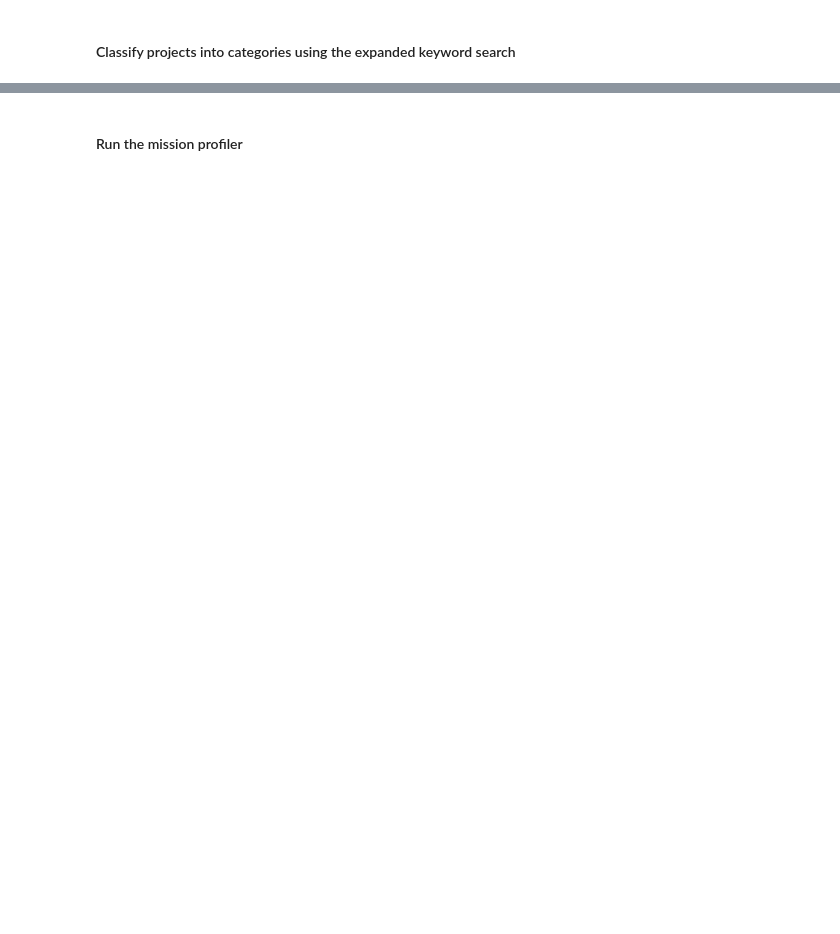
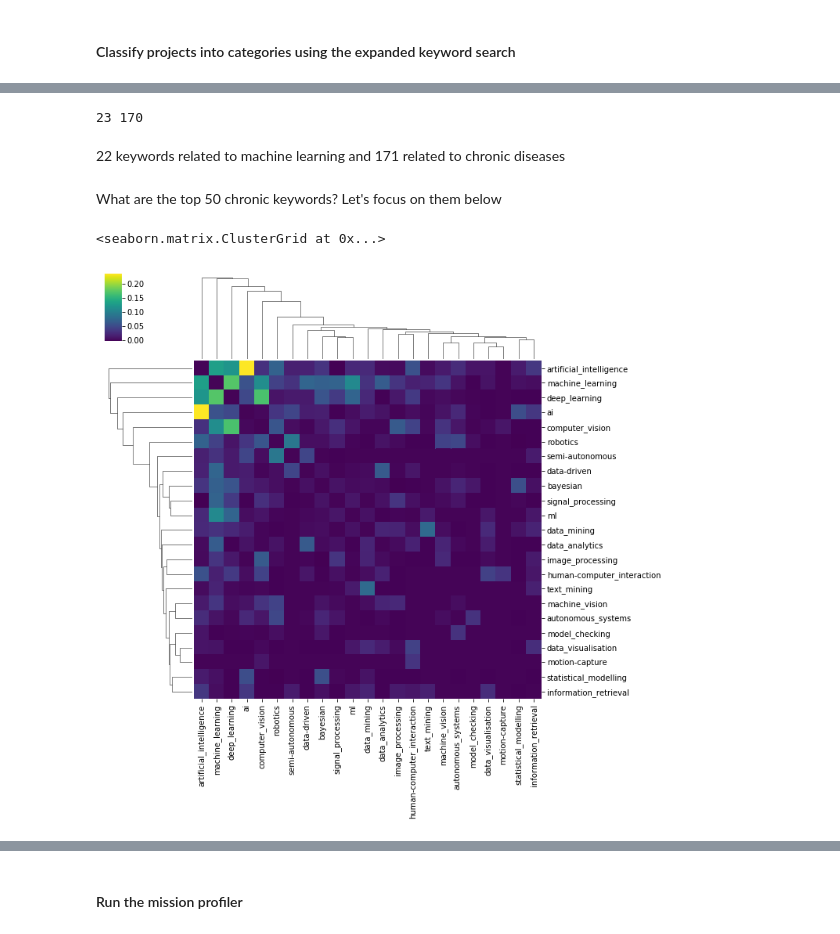
Before and after one commit to Juan-Mateos/eurito_mission, a Jupyter notebook: notebooks/03_jmg_mission_field_analysis.ipynb, the cells around one changed output, grey strips where cells are left out. Drawn from its saved outputs; the diff is of its cells as text; code cells hidden in the pictures; blank space fills up the shorter version.

```diff
--- a/notebooks/03_jmg_mission_field_analysis.ipynb
+++ b/notebooks/03_jmg_mission_field_analysis.ipynb
@@ -718,8 +816,9 @@ imps = ['prods', 'ip', 'tech', 'spin', 'pubs']
 # %% [markdown]
 #### Classify projects into categories using the expanded keyword search
 # %%
-mp = missionClassifier(projects,corpus_tokenised.tokenised,w2v)
+#Initialise the mission keyword expander and expand
+mk = missionKeywords(projects,corpus_tokenised.tokenised,w2v)
 
 mission_dict = {'solution':['ai',ai_seed],'challenge':['chronic_condition',chronic_seed]}
 
-mp.keyword_expansion(mission_dict,thres=0.8).query_data()
+mk.keyword_expansion(mission_dict,thres=0.8)
@@ -725,0 +827,5 @@ mp.keyword_expansion(mission_dict,thres=0.8).query_data()
+# %%
+#Initialise the mission classifier and extract the data
+mc = missionClassifier(mk)
+
+mc.query_data()
@@ -725,0 +840,12 @@ mp.keyword_expansion(mission_dict,thres=0.8).query_data()
+# %%
+mission_keywords = pd.concat([mc.kw_counts[x] for x in mc.names],axis=1)
+
+#How many mission keywords are there?
+
+print(mc.kw_counts['ai'].shape[1], mc.kw_counts['chronic_condition'].shape[1])
+# %% [output]
+23 170
+# %% [markdown]
+22 keywords related to machine learning and 171 related to chronic diseases
+# %% [markdown]
+What are the top 50 chronic keywords? Let's focus on them below
@@ -725,0 +854,20 @@ mp.keyword_expansion(mission_dict,thres=0.8).query_data()
+# %%
+def remove_diagonal(df):
+    '''
+    Removes the diagonal in a square df. Otherwise the colourscale is drowned by the corr=1
+
+    '''
+
+    for c in df.columns:
+        for r in df.index:
+            if c==r:
+                df.loc[r,c]=0
+
+    return(df)
+# %%
+#Can we look for clusters
+
+sns.clustermap(remove_diagonal(mission_keywords[mc.expanded_keywords[0]].corr()),cmap='viridis')
+# %% [output]
+<seaborn.matrix.ClusterGrid at 0x...>
+[figure, added]
```
Also changed, not shown: parts of 64 cells of this notebook, 4 other files.
